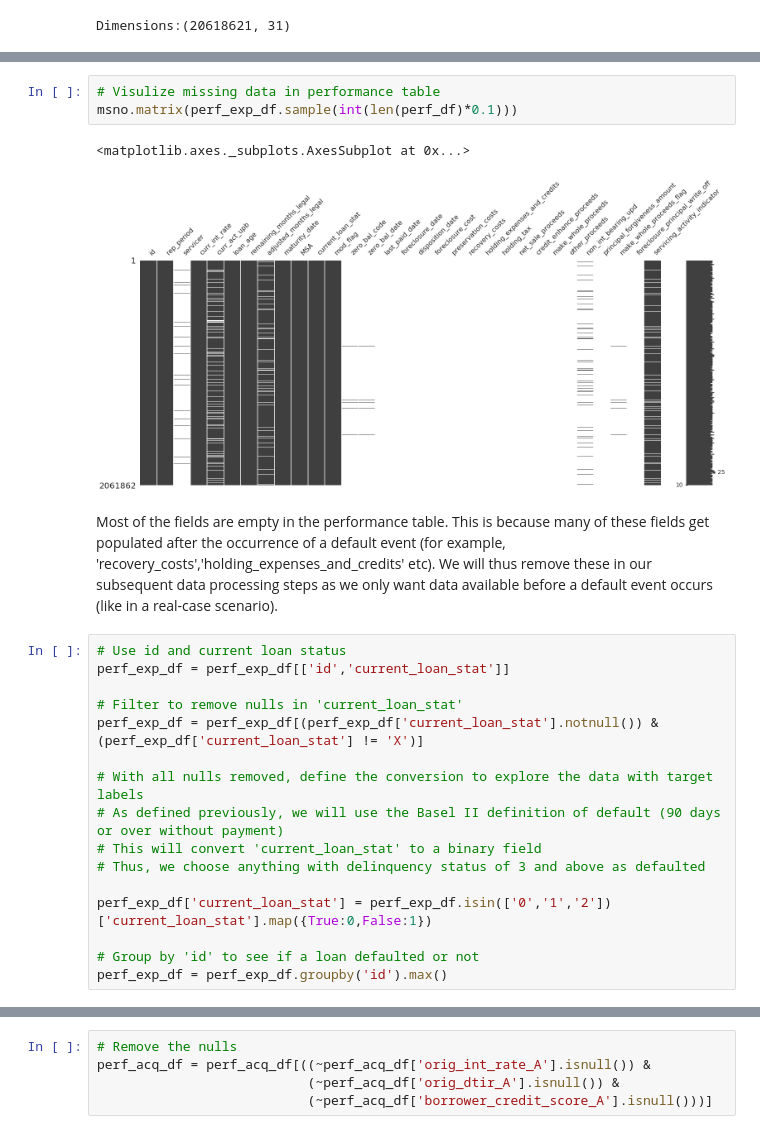
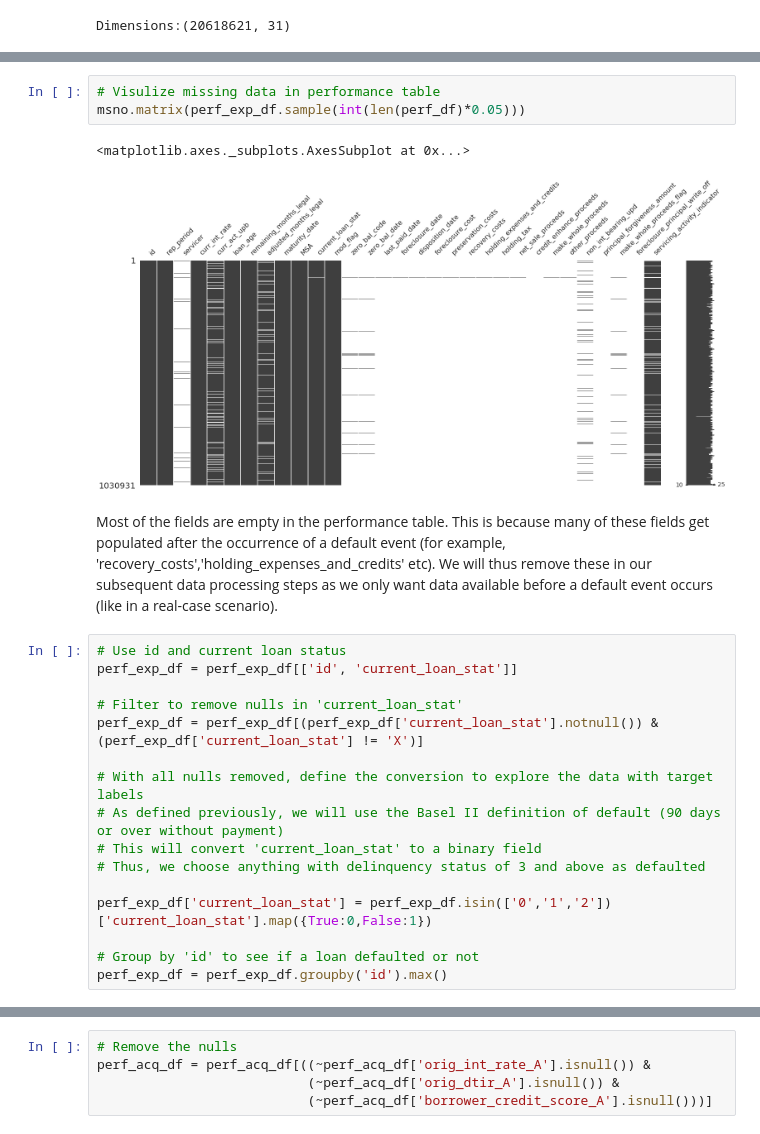
Before and after one commit to JefferyChu/pandas-sk-learn-bank-loan-ml, a Jupyter notebook: fannie_mae_pandas.ipynb, the cells around one changed output, grey strips where cells are left out. Drawn from its saved outputs; the diff is of its cells as text.

```diff
--- a/fannie_mae_pandas.ipynb
+++ b/fannie_mae_pandas.ipynb
@@ -306,15 +308,15 @@ msno.bar(perf_exp_df.sample(int(len(perf_df)*0.1)))
 [figure]
 # %%
 # Visulize missing data in performance table
-msno.matrix(perf_exp_df.sample(int(len(perf_df)*0.1)))
+msno.matrix(perf_exp_df.sample(int(len(perf_df)*0.05)))
 # %% [output]
 <matplotlib.axes._subplots.AxesSubplot at 0x...>
-[figure, old version]
+[figure, new version]
 # %% [markdown]
 Most of the fields are empty in the performance table. This is because many of these fields get populated after the occurrence of a default event (for example, 'recovery_costs','holding_expenses_and_credits' etc). We will thus remove these in our subsequent data processing steps as we only want data available before a default event occurs (like in a real-case scenario).
 # %%
 # Use id and current loan status
-perf_exp_df = perf_exp_df[['id','current_loan_stat']]
+perf_exp_df = perf_exp_df[['id', 'current_loan_stat']]
 
 # Filter to remove nulls in 'current_loan_stat'
 perf_exp_df = perf_exp_df[(perf_exp_df['current_loan_stat'].notnull()) & (perf_exp_df['current_loan_stat'] != 'X')]
```
Also changed, not shown: parts of 37 cells of this notebook.
